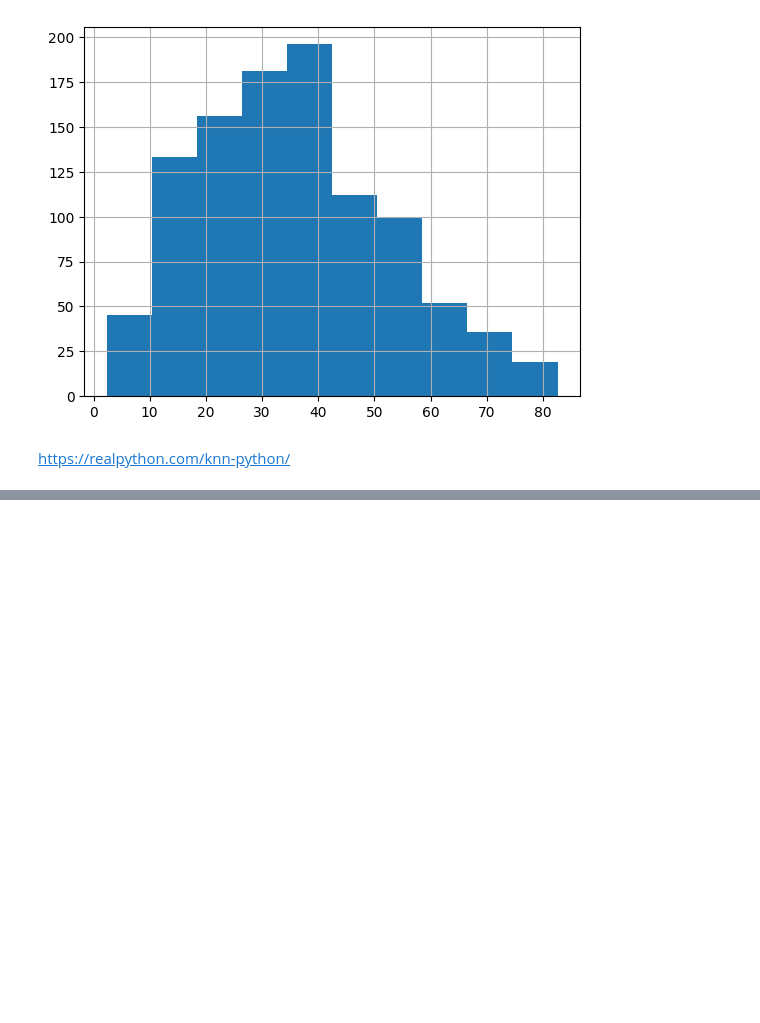
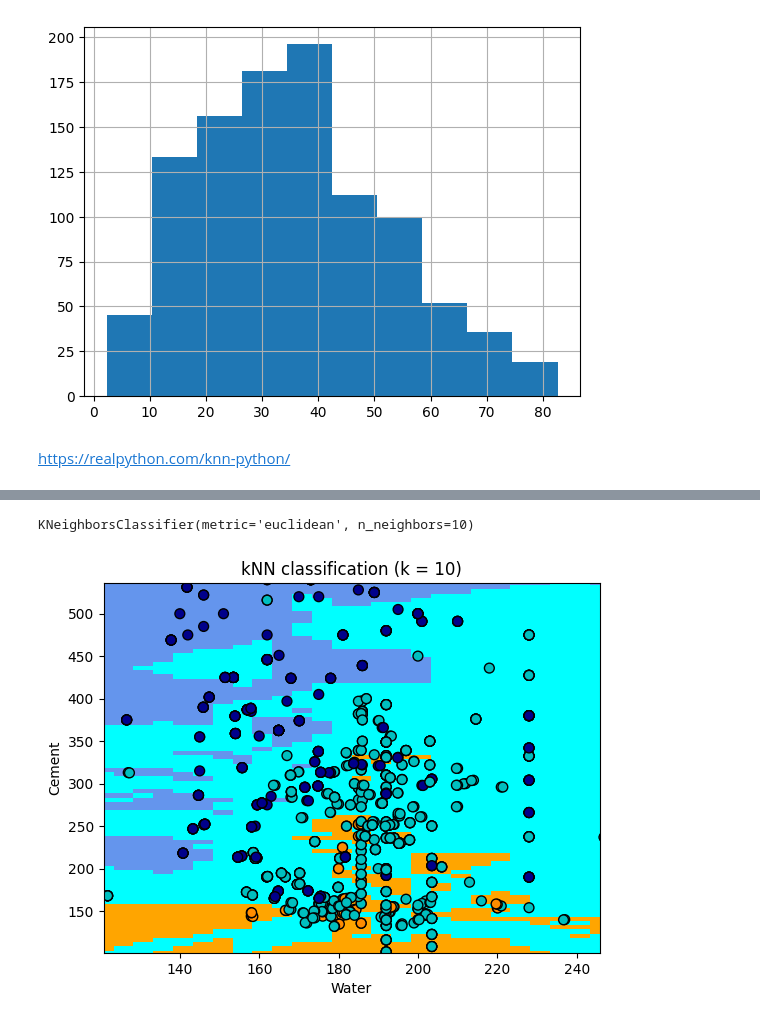
Before and after one commit to TAUforPython/machinelearning, a Jupyter notebook: fuzzy_k_nearest.ipynb, the cells around one changed output, grey strips where cells are left out. Drawn from its saved outputs; the diff is of its cells as text; code cells hidden in the pictures; blank space fills up the shorter version.

```diff
--- a/fuzzy_k_nearest.ipynb
+++ b/fuzzy_k_nearest.ipynb
@@ -280,0 +380,35 @@ plt.plot(ytest, yhat_fknn, 'o')
+# %%
+XX = [data['Water'], data['Cement']]
+yy = data['Type']
+
+X = np.transpose(np.array(list(XX)))
+y = np.transpose(np.array(list(yy)))
+# %%
+k = 10
+knn = neighbors.KNeighborsClassifier(k, metric='euclidean')
+knn.fit(X, y)
+# %% [output]
+KNeighborsClassifier(metric='euclidean', n_neighbors=10)
+# %%
+h = 5
+cmap_light = ListedColormap(['orange', 'cyan', 'cornflowerblue'])
+cmap_bold = ListedColormap(['darkorange', 'c', 'darkblue'])
+
+x_min, x_max = X[:, 0].min() - 1, X[:, 0].max() + 1
+y_min, y_max = X[:, 1].min() - 1, X[:, 1].max() + 1
+xx, yy = np.meshgrid(np.arange(x_min, x_max, h), np.arange(y_min, y_max, h))
+# %%
+Z = knn.predict(np.c_[xx.ravel(), yy.ravel()])
+Z = Z.reshape(xx.shape)
+# %%
+plt.figure()
+plt.pcolormesh(xx, yy, Z, cmap=cmap_light)
+plt.scatter(X[:, 0], X[:, 1], c=y, cmap=cmap_bold, edgecolor='k', s=50)
+plt.xlim(xx.min(), xx.max())
+plt.ylim(yy.min(), yy.max())
+plt.xlabel(data.columns[3])
+plt.ylabel(data.columns[0])
+plt.title("kNN classification (k = %i)" % k)
+plt.show()
+# %% [output]
+[figure, added]
```
Also changed, not shown: parts of 14 cells of this notebook.
